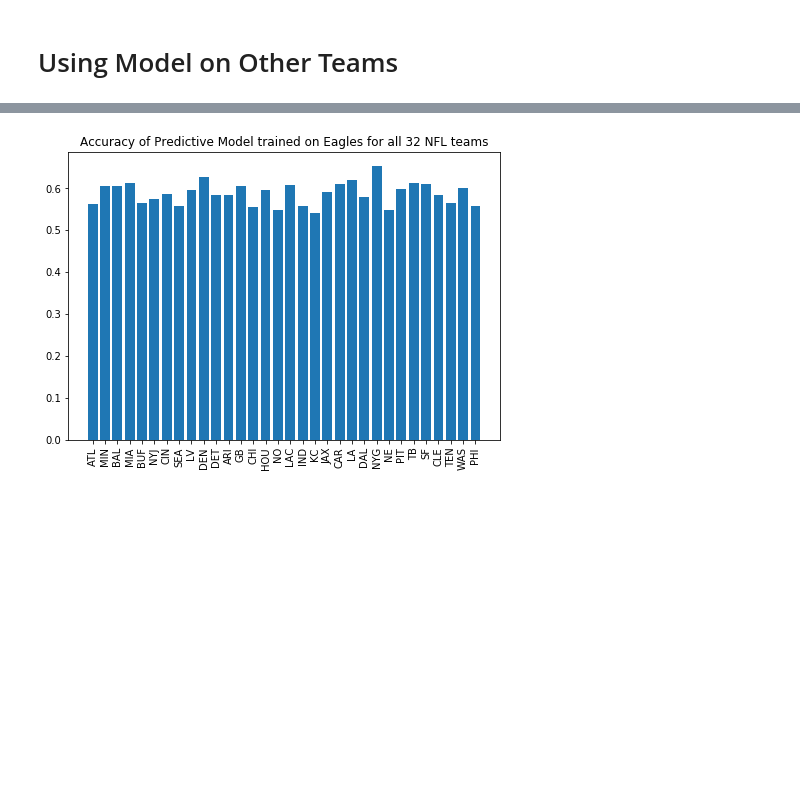
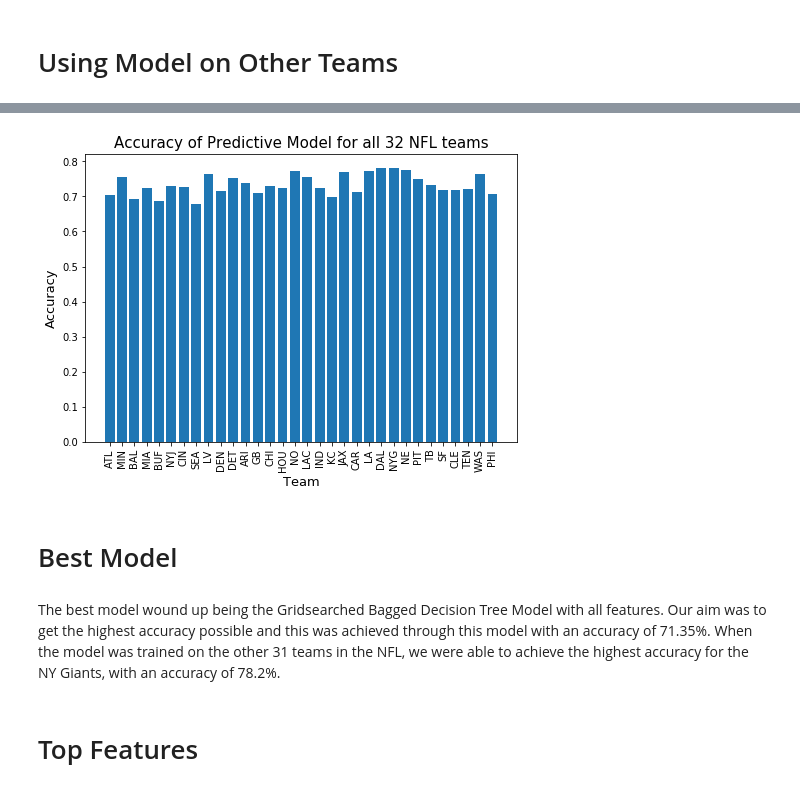
Before and after one commit to torokmg/NFL-Play-Calls, a Jupyter notebook: Notebooks/Modeling.ipynb, the cells around one changed output, grey strips where cells are left out. Drawn from its saved outputs; the diff is of its cells as text; code cells hidden in the pictures; blank space fills up the shorter version.

Commit message:
Revised modeling and presentation

```diff
--- a/Notebooks/Modeling.ipynb
+++ b/Notebooks/Modeling.ipynb
@@ -13,2 +20,3 @@ from sklearn.linear_model import LogisticRegression
 # %%
-merged_df = pd.read_csv('Data/merged_df.csv')
+# Import merged df
+merged_df = pd.read_csv('Data\merged_df.csv')
@@ -635,11 +1105,15 @@ for tm in merged_df.posteam.unique():
     all_df = merged_df[(merged_df.posteam == tm)]
 
     target = all_df['play_type']
-    features = all_df[['shotgun', 'score_differential', 'ydstogo', 'down', 'half_seconds_remaining']]
+    features = all_df.drop({'play_type', 'posteam', 'defteam', 'Year'}, axis=1)
     data_train, data_test, target_train, target_test = train_test_split(features, target,
                                                                     test_size = 0.25, random_state=123)
 
-    prediction = gbr_topg.predict(data_test)
+    bt_all = BaggingClassifier(DecisionTreeClassifier(criterion='gini', max_depth=5), n_estimators=500)
+    # Fit to the training data
+    bt_all.fit(data_train, target_train)
+
+    prediction = bt_all.predict(data_test)
     accuracy = accuracy_score(target_test, prediction)
 
     results.loc[tm] = [accuracy]
@@ -646,8 +1140,16 @@ for tm in merged_df.posteam.unique():
 # %%
 plt.bar(results.index,results.accuracy)
 plt.xticks(rotation=90)
-plt.title("Accuracy of Predictive Model trained on Eagles for all 32 NFL teams")
+plt.xlabel('Team',size=13)
+plt.ylabel('Accuracy',size = 13)
+plt.title("Accuracy of Predictive Model for all 32 NFL teams", size=15)
 plt.subplots_adjust(left=0, bottom=0, right=1, top=1, wspace=0, hspace=0)
 plt.show()
 # %% [output]
-[figure, old version]
+[figure, new version]
+# %% [markdown]
+# Best Model
+# %% [markdown]
+The best model wound up being the Gridsearched Bagged Decision Tree Model with all features.  Our aim was to get the highest accuracy possible and this was achieved through this model with an accuracy of 71.35%.  When the model was trained on the other 31 teams in the NFL, we were able to achieve the highest accuracy for the NY Giants, with an accuracy of 78.2%.
+# %% [markdown]
+# Top Features
```
Also changed, not shown: parts of 119 cells of this notebook, 11 other files.
